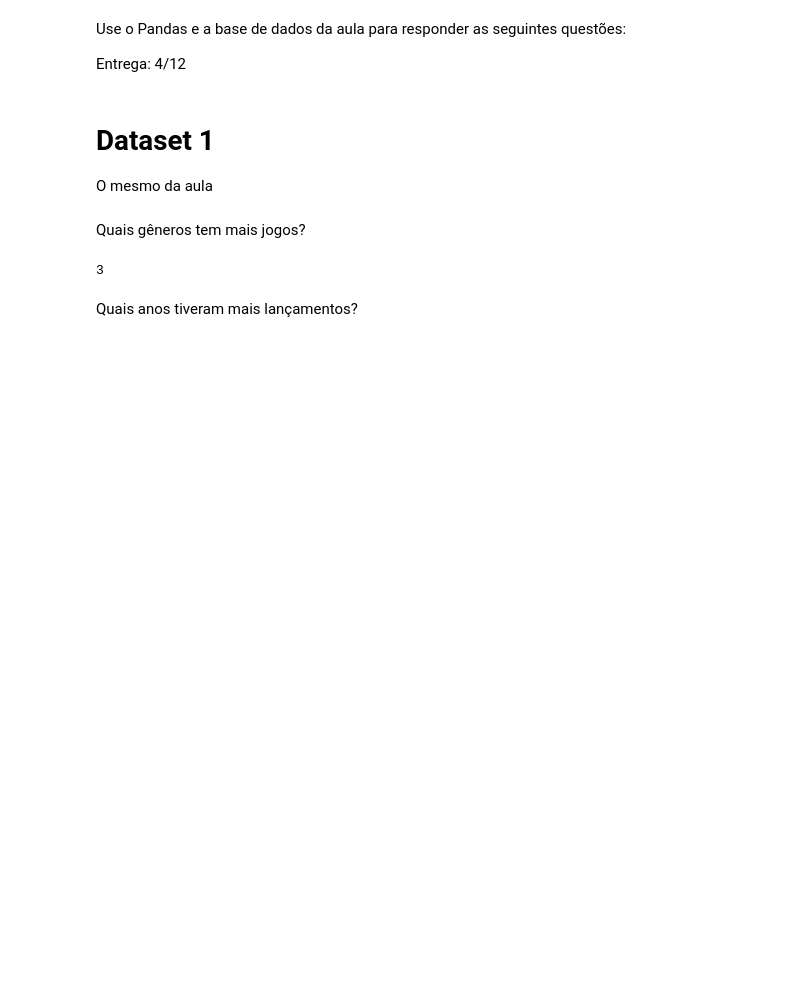
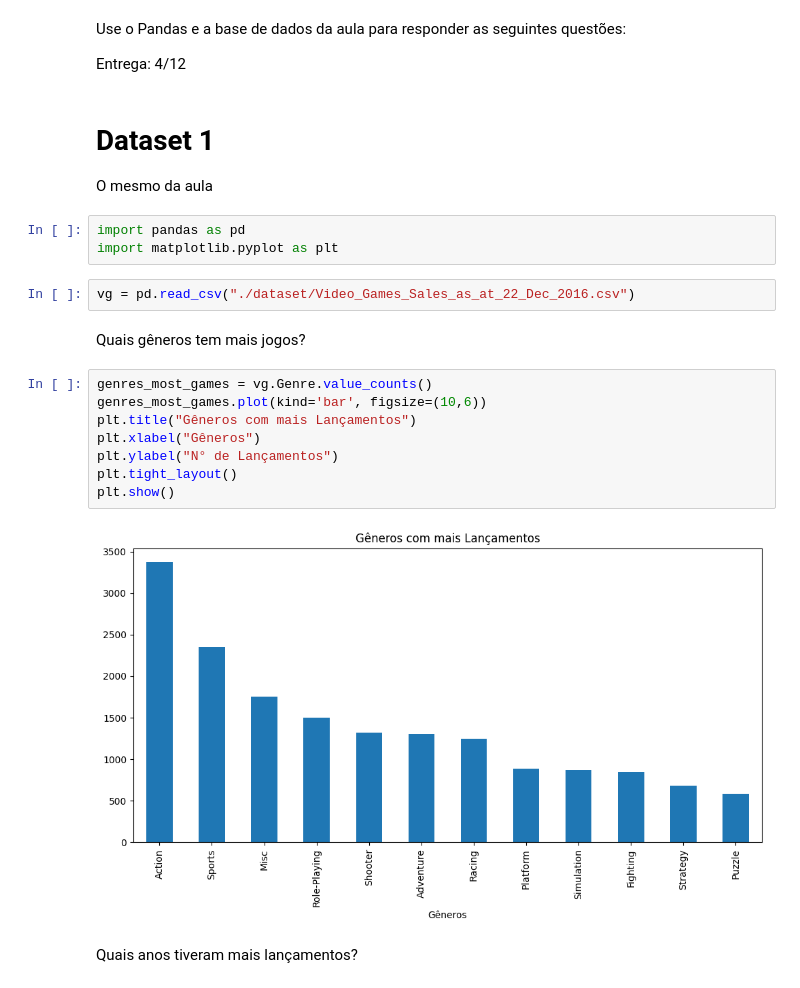
Before and after one commit to repository-italo/webacademy_t4, a Jupyter notebook: 17_ciencia_de_dados/notebook_lab01.json.ipynb, the cells around one changed output. Drawn from its saved outputs; the diff is of its cells as text; blank space fills up the shorter version.

```diff
--- a/17_ciencia_de_dados/notebook_lab01.json.ipynb
+++ b/17_ciencia_de_dados/notebook_lab01.json.ipynb
@@ -6,10 +6,22 @@ Entrega: 4/12
 # Dataset 1
 
 O mesmo da aula
-# %% [markdown]
-Quais gêneros tem mais jogos?
+# %%
+import pandas as pd
+import matplotlib.pyplot as plt
 # %%
+vg = pd.read_csv("./dataset/Video_Games_Sales_as_at_22_Dec_2016.csv")
-# %% [output]
-3
+# %% [markdown]
+Quais gêneros tem mais jogos?
+# %%
+genres_most_games = vg.Genre.value_counts()
+genres_most_games.plot(kind='bar', figsize=(10,6))
+plt.title("Gêneros com mais Lançamentos")
+plt.xlabel("Gêneros")
+plt.ylabel("N° de Lançamentos")
+plt.tight_layout()
+plt.show()
+# %% [output]
+[figure, added]
 # %% [markdown]
 Quais anos tiveram mais lançamentos?
```
Also changed, not shown: parts of 23 cells of this notebook, 1 other file.
